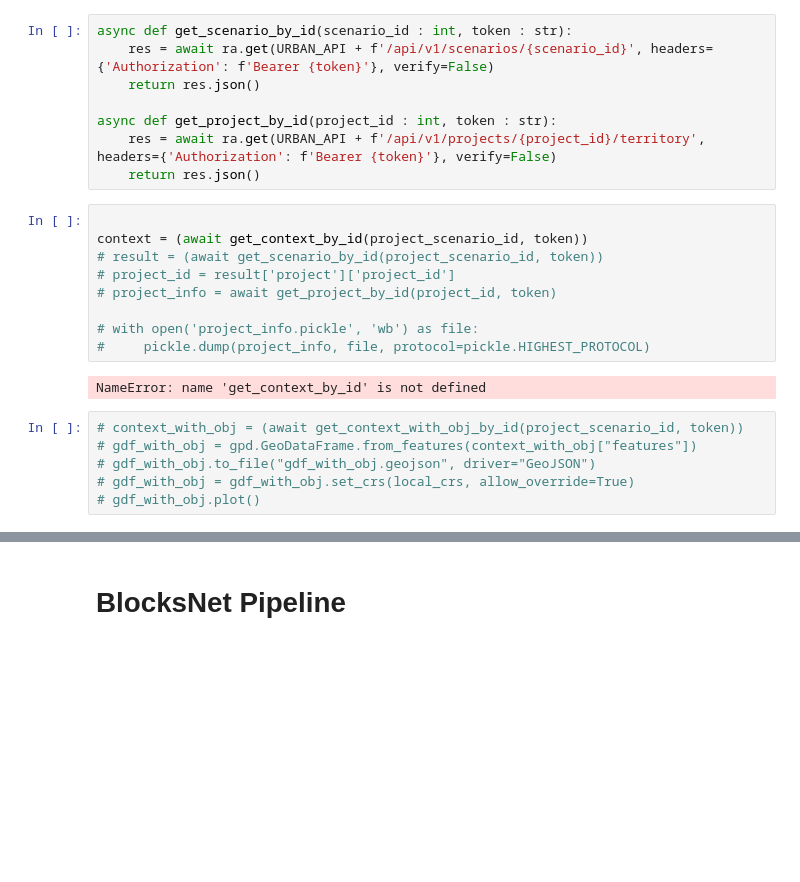
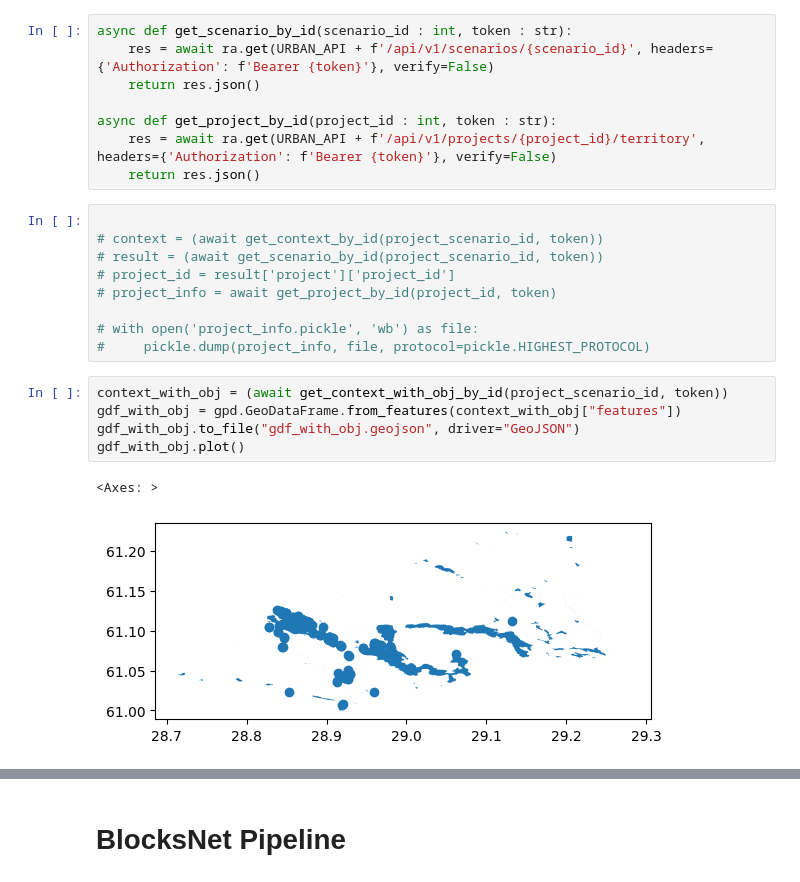
Before and after one commit to RuslanKozlyak/territorry_provision_api, a Jupyter notebook: test.ipynb, the cells around one changed output, grey strips where cells are left out. Drawn from its saved outputs; the diff is of its cells as text; blank space fills up the shorter version.

```diff
--- a/test.ipynb
+++ b/test.ipynb
@@ -42,18 +62,18 @@ async def get_project_by_id(project_id : int, token : str):
     return res.json()
 # %%
 
-context = (await get_context_by_id(project_scenario_id, token))
+# context = (await get_context_by_id(project_scenario_id, token))
 # result = (await get_scenario_by_id(project_scenario_id, token))
 # project_id = result['project']['project_id']
 # project_info = await get_project_by_id(project_id, token)
 
 # with open('project_info.pickle', 'wb') as file:
 #     pickle.dump(project_info, file, protocol=pickle.HIGHEST_PROTOCOL)
-# %% [output]
-NameError: name 'get_context_by_id' is not defined
 # %%
-# context_with_obj = (await get_context_with_obj_by_id(project_scenario_id, token))
-# gdf_with_obj = gpd.GeoDataFrame.from_features(context_with_obj["features"])
-# gdf_with_obj.to_file("gdf_with_obj.geojson", driver="GeoJSON")
-# gdf_with_obj = gdf_with_obj.set_crs(local_crs, allow_override=True)
-# gdf_with_obj.plot()
+context_with_obj = (await get_context_with_obj_by_id(project_scenario_id, token))
+gdf_with_obj = gpd.GeoDataFrame.from_features(context_with_obj["features"])
+gdf_with_obj.to_file("gdf_with_obj.geojson", driver="GeoJSON")
+gdf_with_obj.plot()
+# %% [output]
+<Axes: >
+[figure, added]
```
Also changed, not shown: parts of 28 cells of this notebook.
